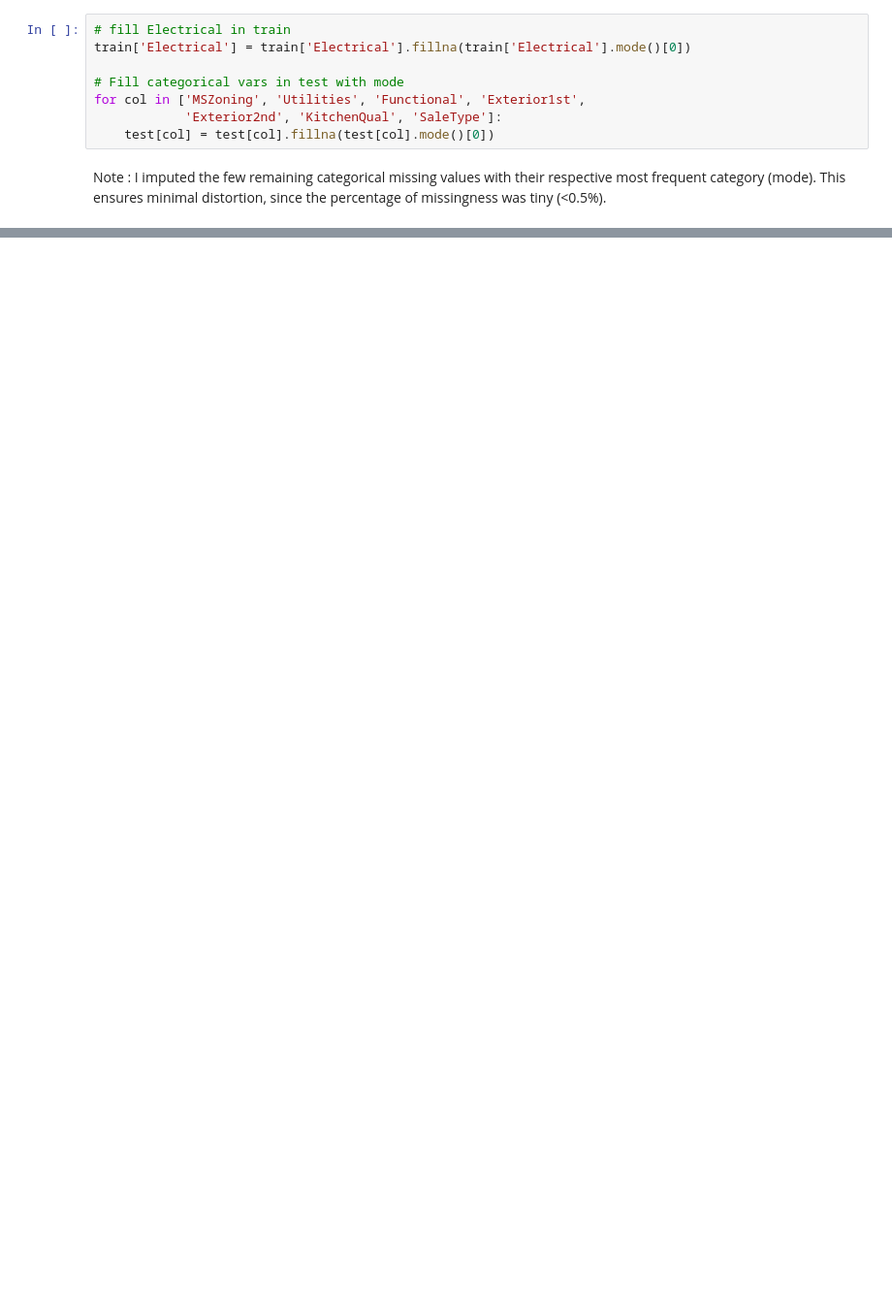
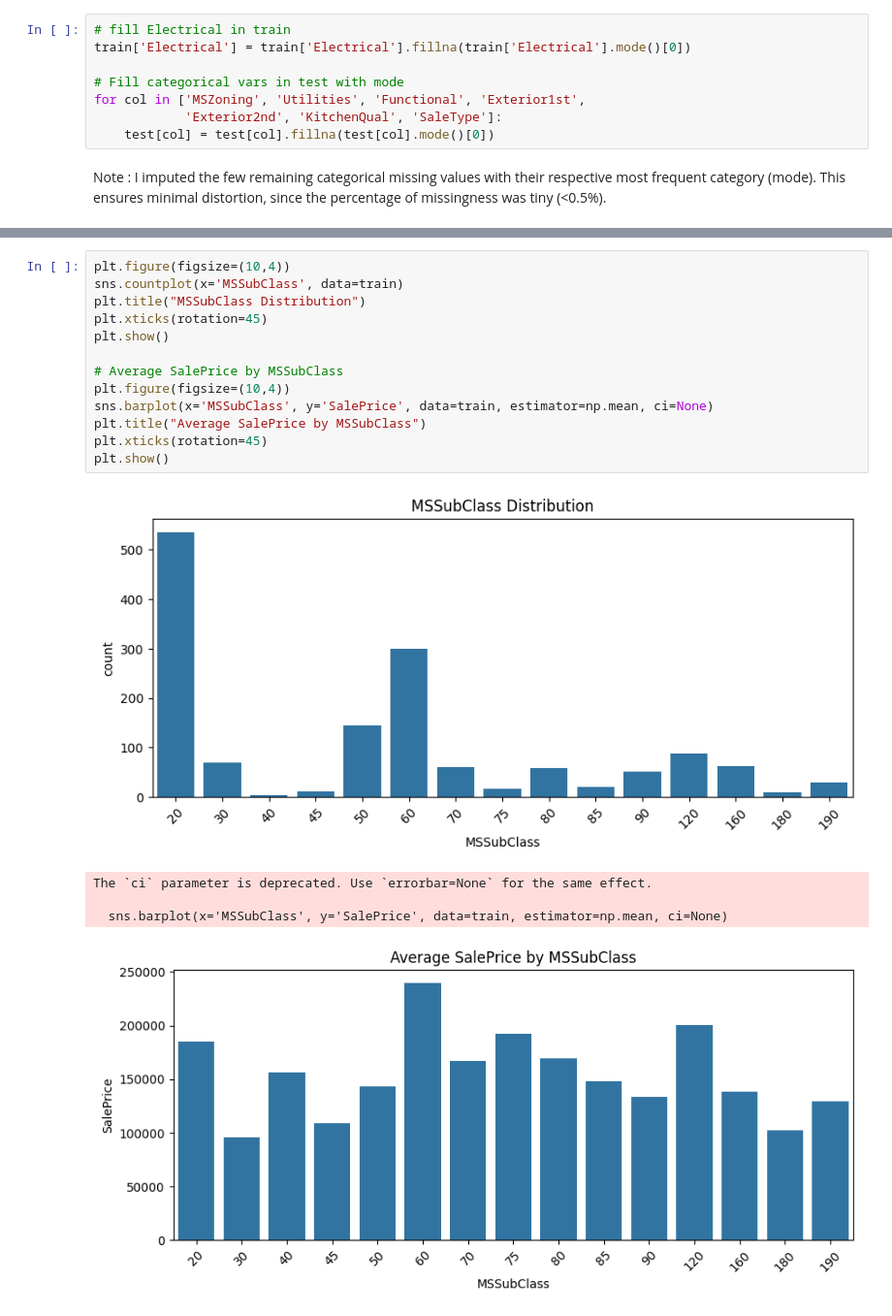
Before and after one commit to Aman-sys-ui/EDA, a Jupyter notebook: House_Price/House_Price_prediction.ipynb, the cells around one changed output, grey strips where cells are left out. Shown at 97% size. Saved outputs shown, nothing was run; the diff lists cells and outputs as text; blank space fills up the shorter version.

```diff
--- a/House_Price/House_Price_prediction.ipynb
+++ b/House_Price/House_Price_prediction.ipynb
@@ -111,0 +359,19 @@ print(test.isnull().sum().sort_values(ascending = False).head(10))
+# %%
+plt.figure(figsize=(10,4))
+sns.countplot(x='MSSubClass', data=train)
+plt.title("MSSubClass Distribution")
+plt.xticks(rotation=45)
+plt.show()
+
+# Average SalePrice by MSSubClass
+plt.figure(figsize=(10,4))
+sns.barplot(x='MSSubClass', y='SalePrice', data=train, estimator=np.mean, ci=None)
+plt.title("Average SalePrice by MSSubClass")
+plt.xticks(rotation=45)
+plt.show()
+# %% [output]
+[figure, added]
+The `ci` parameter is deprecated. Use `errorbar=None` for the same effect.
+
+  sns.barplot(x='MSSubClass', y='SalePrice', data=train, estimator=np.mean, ci=None)
+[figure, added]
```
Also changed, not shown: parts of 70 cells of this notebook.
